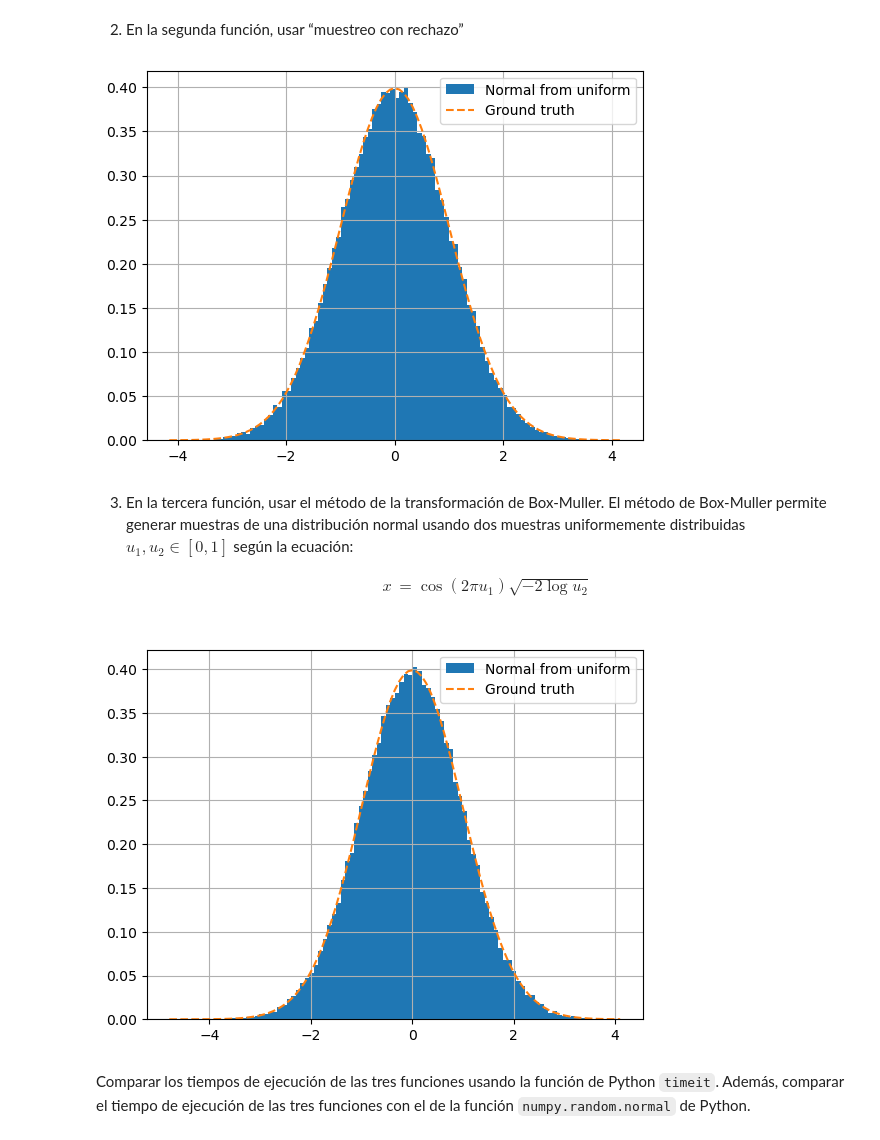
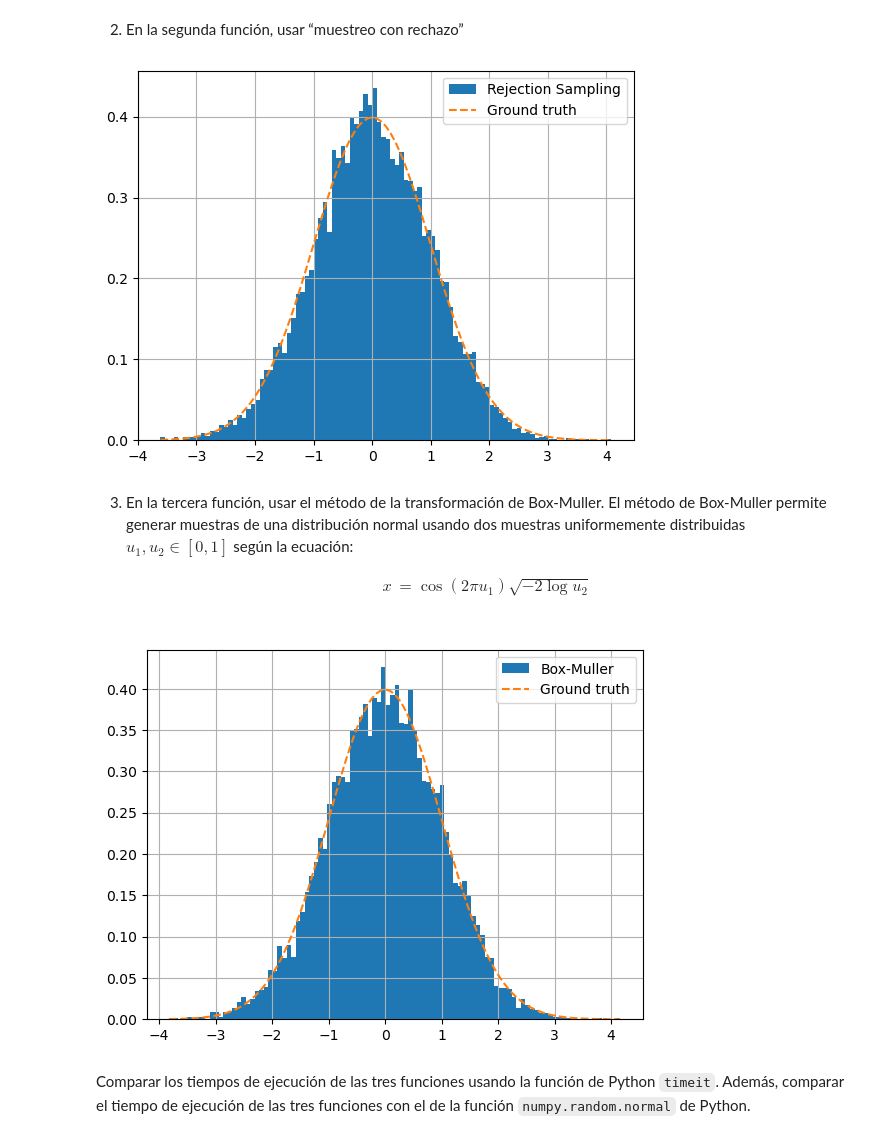
Before and after one commit to LautaroEst/probotics, a Jupyter notebook: notebooks/TP2.ipynb, the cells around one changed output. Drawn from its saved outputs; the diff is of its cells as text; code cells hidden in the pictures.

```diff
--- a/notebooks/TP2.ipynb
+++ b/notebooks/TP2.ipynb
@@ -19,14 +19,18 @@ import matplotlib.pyplot as plt
 # %% [markdown]
 Implementar tres funciones en Python que generen muestras de una distribución normal $\mathcal{N} \sim (\mu, \sigma^2)$. Los parámetros de entrada de dichas funciones son la media $\mu$ y la varianza $\sigma^2$ de dicha distribución.Como única fuente de aleatoriedad, utilizar muestras de una distribución uniforme.
 # %%
-def plot_histogram(x, mu=0, sigma=1, nbins=100):
+def plot_histogram(x, mu=0, sigma=1, nbins=100, label=None):
     fig, ax = plt.subplots()
-    ax.hist(x, bins=nbins, density=True, label='Normal from uniform')
+    ax.hist(x, bins=nbins, density=True, label=label)
     _, x_gauss = np.histogram(x, bins=nbins, density=True)
     y_gauss = 1/(sigma * np.sqrt(2 * np.pi)) * np.exp( - (x_gauss - mu)**2 / (2 * sigma**2))
     ax.plot(x_gauss, y_gauss, '--', label='Ground truth')
     ax.grid(True)
     ax.legend()
+
+mu, sigma = 0, 1 # mean and standard deviation
+N = 10000 # number of samples
+nbins = 100 # number of bins in the histogram
 # %% [markdown]
 1. En la primer función, generar las muestras de la distribución normal sumando muestras de 12 distribuciones uniformes.
 # %%
@@ -51,8 +55,7 @@ def normal_from_uniform(mu=0, sigma=1, N=1000, iters=10):
         x += -b + 2 * b * np.random.rand(N)
     return x + mu
 
-mu, sigma = 0, 1
-N = 100000
-x = normal_from_uniform(mu=mu, sigma=sigma, N=N, iters=12)
-plot_histogram(x, mu=mu, sigma=sigma)
+iters = 12
+x = normal_from_uniform(mu=mu, sigma=sigma, N=N, iters=iters)
+plot_histogram(x, mu=mu, sigma=sigma, nbins=nbins, label='Normal from uniform')
 # %% [output]
@@ -94,12 +97,10 @@ def normal_rejection_sampling(mu=0, sigma=1, N=1):
 
     return x
 
-mu, sigma = 0, 1
-N = 100000
 x = normal_rejection_sampling(mu=mu, sigma=sigma, N=N)
-plot_histogram(x, mu=mu, sigma=sigma)
+plot_histogram(x, mu=mu, sigma=sigma, nbins=nbins, label='Rejection Sampling')
 # %% [output]
-[figure, old version]
+[figure, new version]
 # %% [markdown]
 3. En la tercera función, usar el método de la transformación de Box-Muller. El método de Box-Muller permite generar muestras de una distribución normal usando dos muestras uniformemente distribuidas $u_1 , u_2 \in [0, 1] $ según la ecuación:
 $$
@@ -114,24 +115,22 @@ $$
 # %%
 def normal_Box_Muller(mu=0, sigma=1 ,N=1):
     """
         Función para obtener muestras de la distribución normal con el método
         de Box-Muller
 
         mu: media de la normal
         sigma: varianza de la normal
         n: cantidad de puntos que devuelve
 
         return: Devuelve un numpy array de n puntos con muestras de la distribución.
     """
     return mu + sigma * np.cos(2*np.pi*np.random.rand(N)) \
                 *np.sqrt(-2*np.log(np.random.rand(N)))
 
-mu, sigma = 0, 1
-N = 100000
 x = normal_Box_Muller(mu=mu, sigma=sigma, N=N)
-plot_histogram(x, mu=mu, sigma=sigma)
+plot_histogram(x, mu=mu, sigma=sigma, nbins=nbins, label='Box-Muller')
 # %% [output]
-[figure, old version]
+[figure, new version]
 # %% [markdown]
 Comparar los tiempos de ejecución de las tres funciones usando la función de Python `timeit`. Además, comparar el tiempo de ejecución de las tres funciones con el de la función `numpy.random.normal` de Python.
 # %%
```
Also changed, not shown: parts of 4 cells of this notebook, 17 other files.
